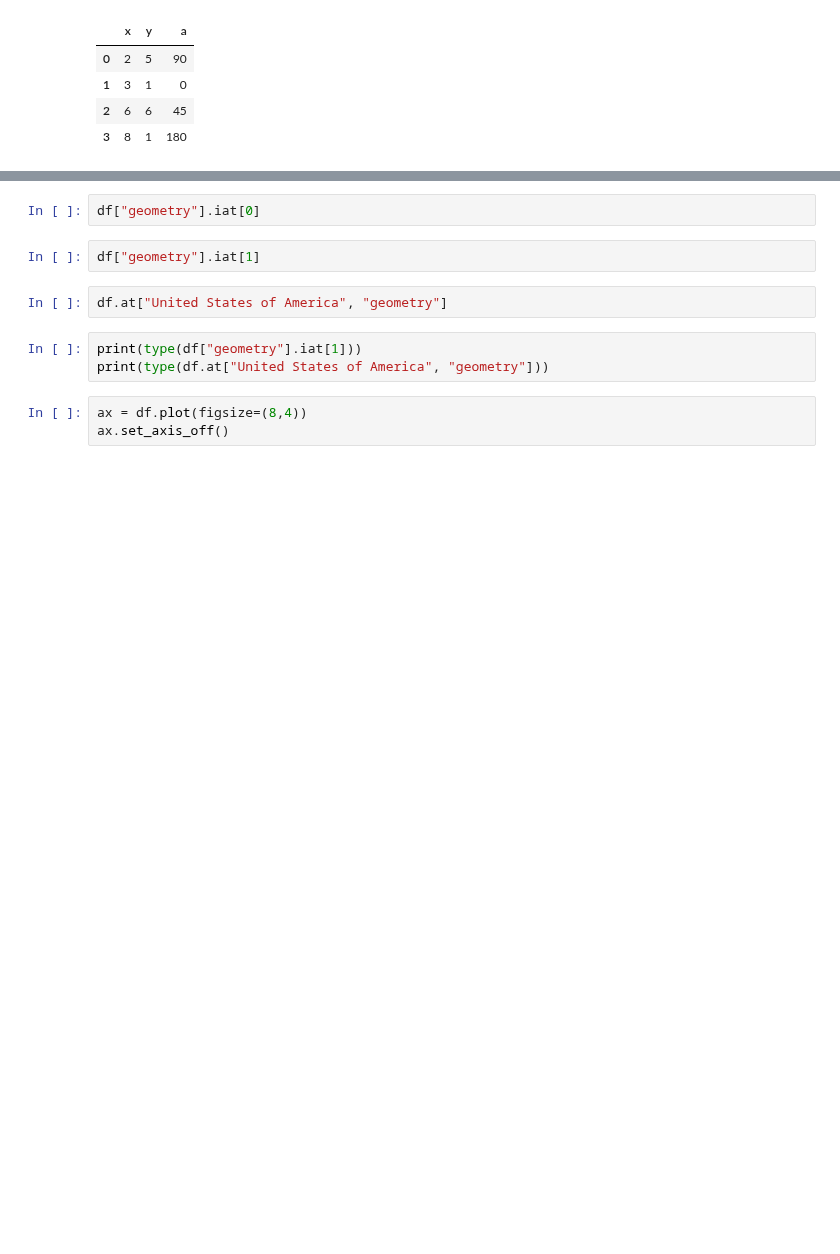
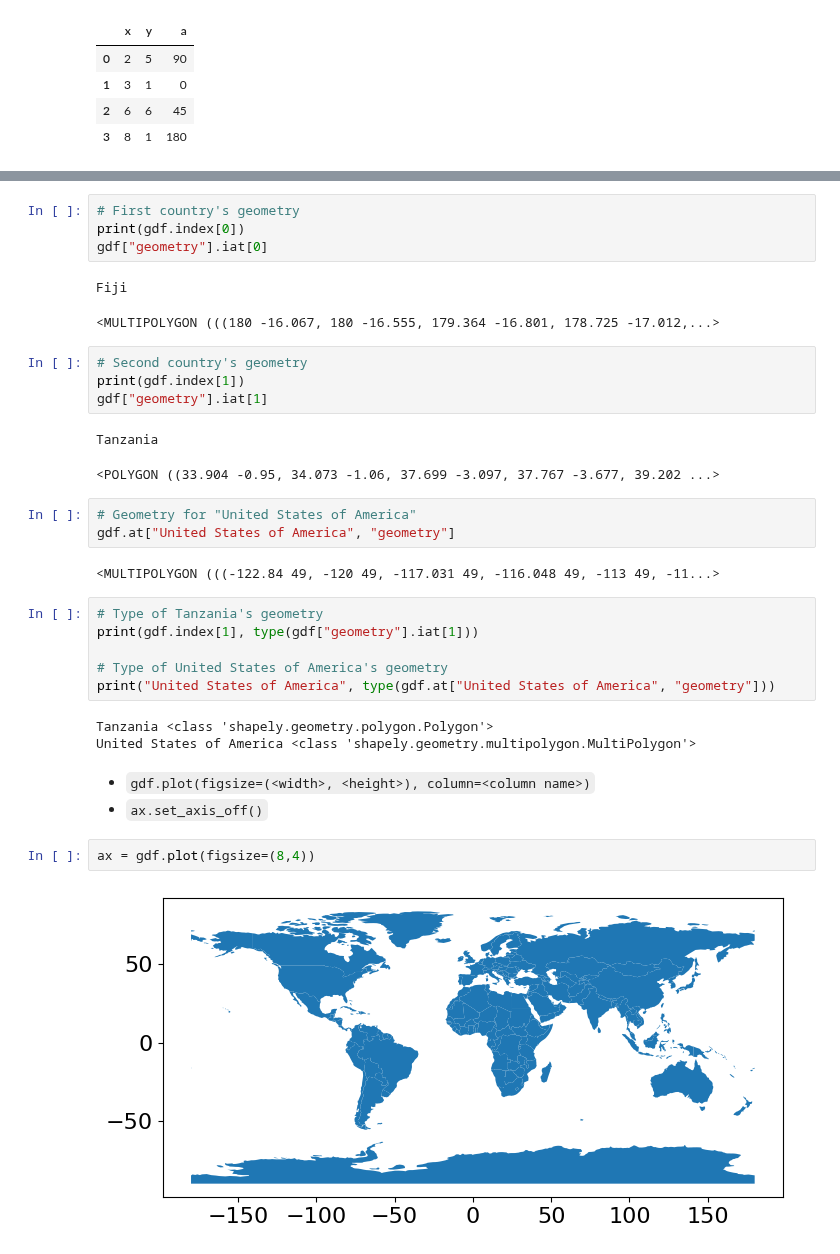
Before and after one commit to msyamkumar/cs320-lecture-notes, a Jupyter notebook: lec_26_Visualization_2/lecture.ipynb, the cells around one changed output, grey strips where cells are left out. Saved outputs shown, nothing was run; the diff lists cells and outputs as text; blank space fills up the shorter version.

```diff
--- a/lec_26_Visualization_2/lecture.ipynb
+++ b/lec_26_Visualization_2/lecture.ipynb
@@ -172,13 +245,36 @@ type(df["geometry"]).__mro__
 # %%
-df["geometry"].iat[0]
+# First country's geometry
+print(gdf.index[0])
+gdf["geometry"].iat[0]
+# %% [output]
+Fiji
+<MULTIPOLYGON (((180 -16.067, 180 -16.555, 179.364 -16.801, 178.725 -17.012,...>
 # %%
-df["geometry"].iat[1]
+# Second country's geometry
+print(gdf.index[1])
+gdf["geometry"].iat[1]
+# %% [output]
+Tanzania
+<POLYGON ((33.904 -0.95, 34.073 -1.06, 37.699 -3.097, 37.767 -3.677, 39.202 ...>
 # %%
-df.at["United States of America", "geometry"]
+# Geometry for "United States of America"
+gdf.at["United States of America", "geometry"]
+# %% [output]
+<MULTIPOLYGON (((-122.84 49, -120 49, -117.031 49, -116.048 49, -113 49, -11...>
 # %%
-print(type(df["geometry"].iat[1]))
-print(type(df.at["United States of America", "geometry"]))
+# Type of Tanzania's geometry
+print(gdf.index[1], type(gdf["geometry"].iat[1]))
+
+# Type of United States of America's geometry
+print("United States of America", type(gdf.at["United States of America", "geometry"]))
+# %% [output]
+Tanzania <class 'shapely.geometry.polygon.Polygon'>
+United States of America <class 'shapely.geometry.multipolygon.MultiPolygon'>
+# %% [markdown]
+- `gdf.plot(figsize=(<width>, <height>), column=<column name>)`
+- `ax.set_axis_off()`
 # %%
-ax = df.plot(figsize=(8,4))
-ax.set_axis_off()
+ax = gdf.plot(figsize=(8,4))
+# %% [output]
+[figure, added]
 # %%
```
Also changed, not shown: parts of 35 cells of this notebook, 1 other file.
